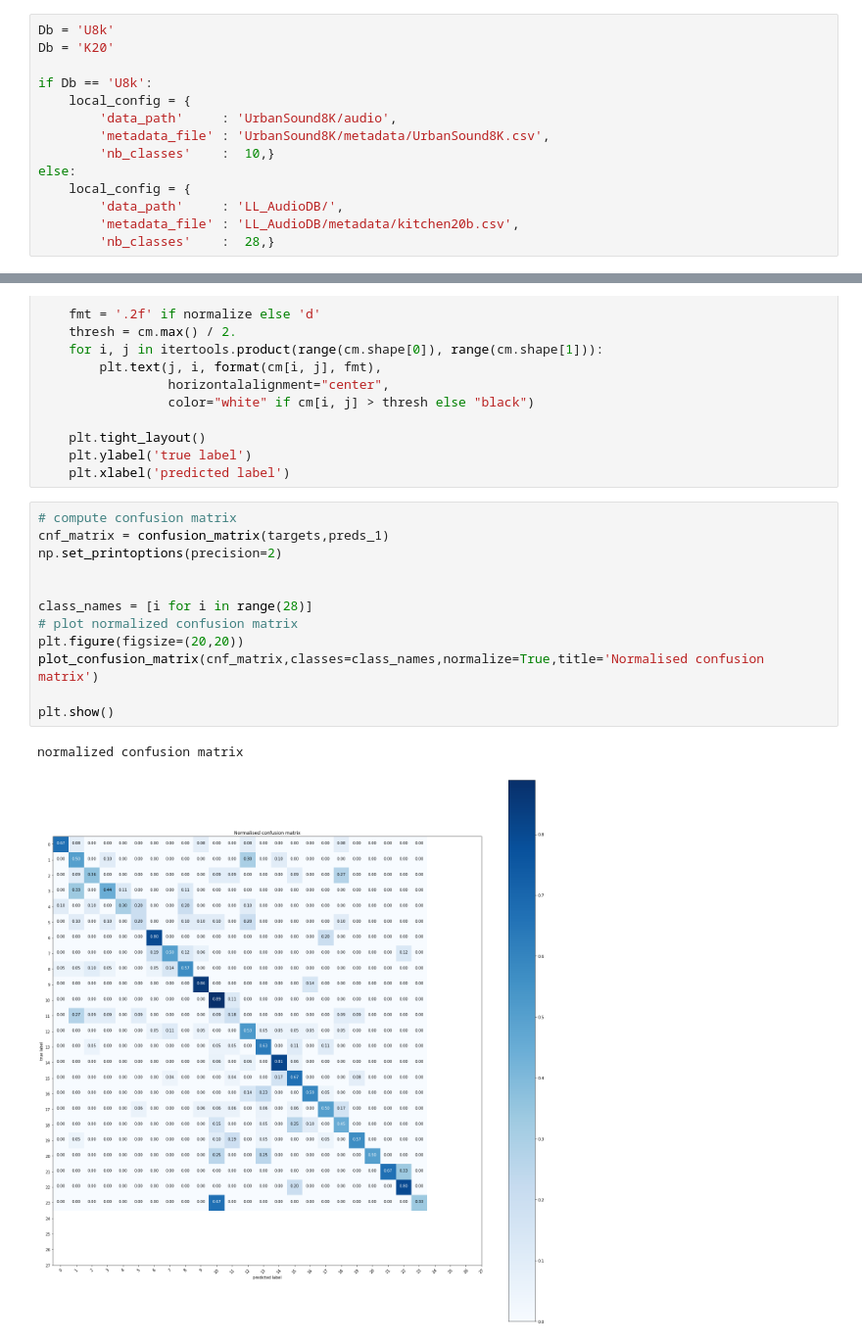
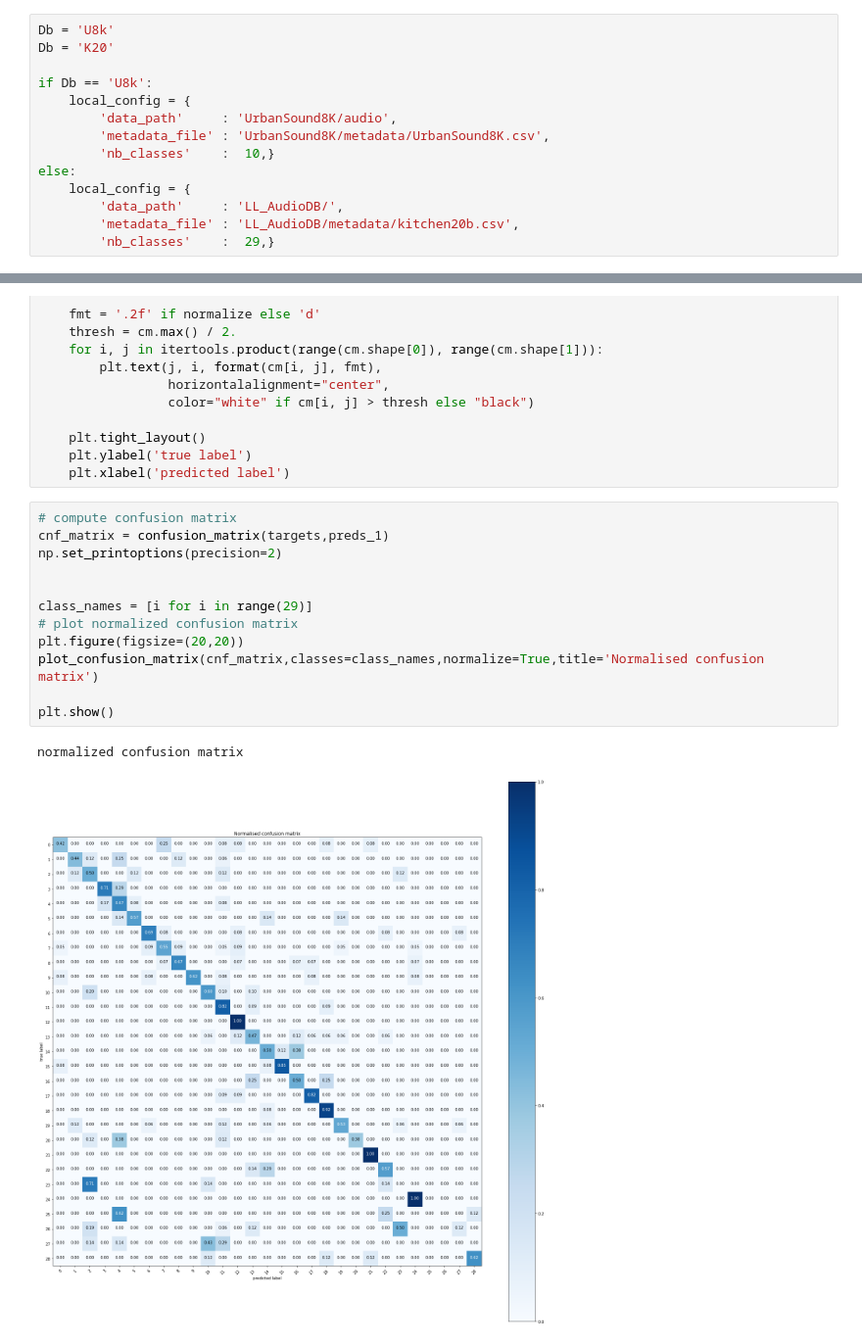
Before and after one commit to kevinmicha/kitchen20, a Jupyter notebook: PythonAudioClassification.ipynb, the cells around one changed output, grey strips where cells are left out. Shown: that part at 98% size. Saved outputs shown, nothing was run; the diff lists cells and outputs as text.

```diff
--- a/PythonAudioClassification.ipynb
+++ b/PythonAudioClassification.ipynb
@@ -11,7 +11,7 @@ else:
     local_config = {
         'data_path'     : 'LL_AudioDB/',
         'metadata_file' : 'LL_AudioDB/metadata/kitchen20b.csv',
-        'nb_classes'    :  28,}
+        'nb_classes'    :  29,}
 # %%
 # ----------------------------
 # Prepare training data from Metadata file
@@ -571,15 +571,15 @@ def plot_confusion_matrix(cm, classes, normalize=False, title='confusion matrix'
 # %%
 # compute confusion matrix
 cnf_matrix = confusion_matrix(targets,preds_1)
 np.set_printoptions(precision=2)
 
 
-class_names = [i for i in range(28)]
+class_names = [i for i in range(29)]
 # plot normalized confusion matrix
 plt.figure(figsize=(20,20))
 plot_confusion_matrix(cnf_matrix,classes=class_names,normalize=True,title='Normalised confusion matrix')
 
 plt.show()
 # %% [output]
 normalized confusion matrix
-[figure, old version]
+[figure, new version]
```
Also changed, not shown: parts of 6 cells of this notebook, 54 other files.
